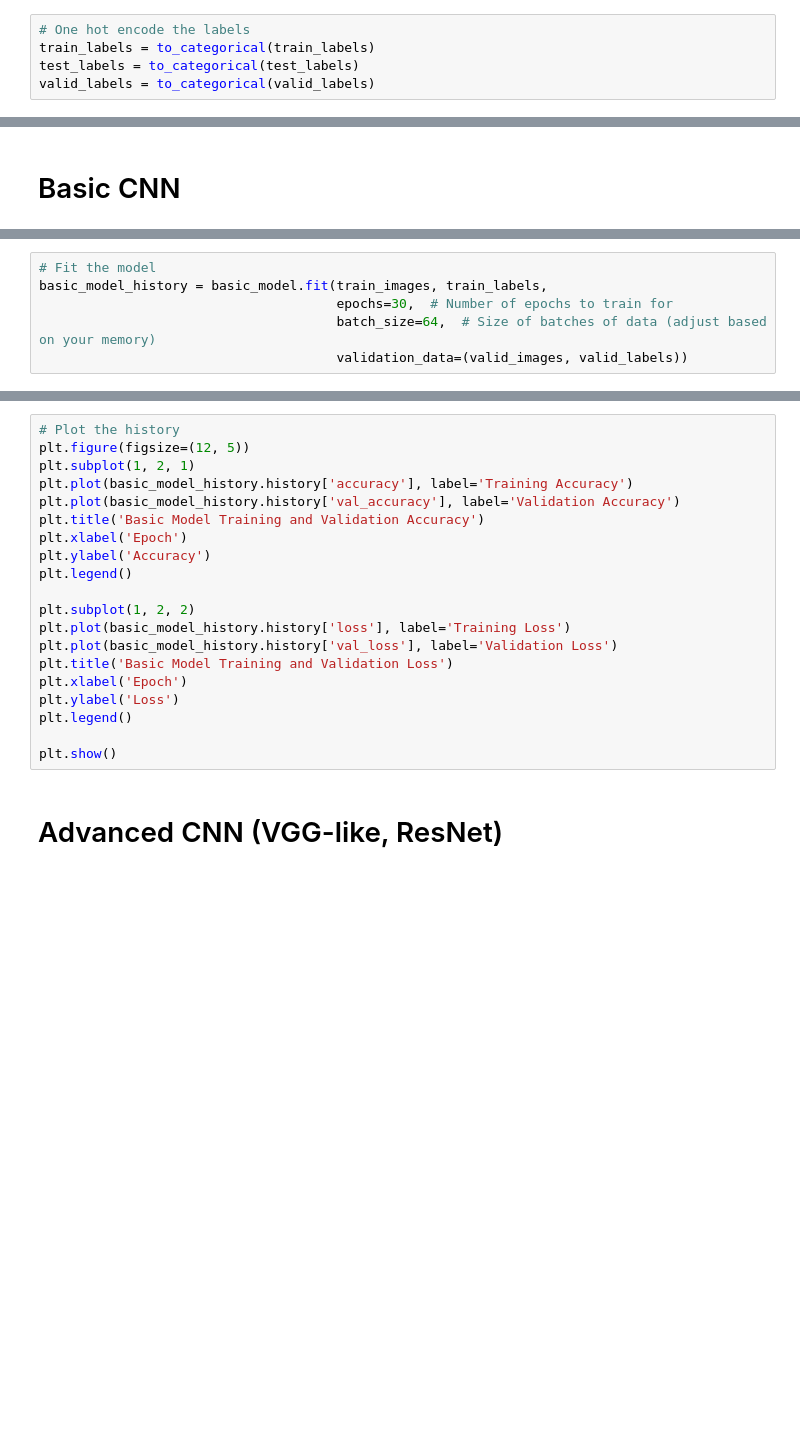
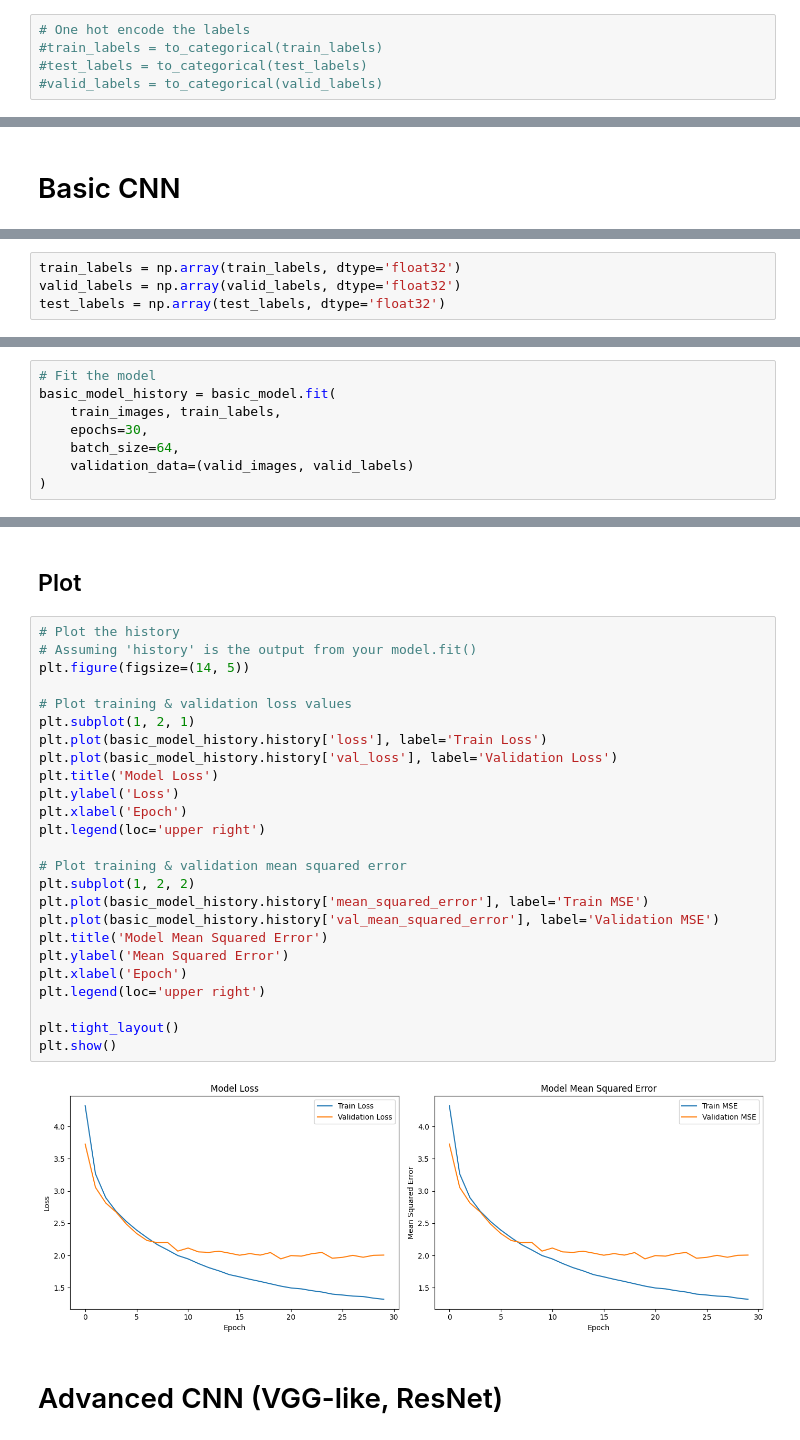
Before and after one commit to QianXunX/TFG, a Jupyter notebook: main.ipynb, the cells around one changed output, grey strips where cells are left out. Saved outputs shown, nothing was run; the diff lists cells and outputs as text; blank space fills up the shorter version.

Commit message:
Basic model tested and plot result

```diff
--- a/main.ipynb
+++ b/main.ipynb
@@ -205,6 +198,6 @@ valid_images = valid_images.reshape((-1, 48, 48, 1))
 ## One hot encoding for labels
 # %%
 # One hot encode the labels
-train_labels = to_categorical(train_labels)
-test_labels = to_categorical(test_labels)
-valid_labels = to_categorical(valid_labels)
+#train_labels = to_categorical(train_labels)
+#test_labels = to_categorical(test_labels)
+#valid_labels = to_categorical(valid_labels)
@@ -233,0 +272,4 @@ basic_model.compile(optimizer='adam',
+# %%
+train_labels = np.array(train_labels, dtype='float32')
+valid_labels = np.array(valid_labels, dtype='float32')
+test_labels = np.array(test_labels, dtype='float32')
@@ -234,6 +278,8 @@ basic_model.compile(optimizer='adam',
 # %%
 # Fit the model
-basic_model_history = basic_model.fit(train_images, train_labels,
-                                      epochs=30,  # Number of epochs to train for
-                                      batch_size=64,  # Size of batches of data (adjust based on your memory)
-                                      validation_data=(valid_images, valid_labels))
+basic_model_history = basic_model.fit(
+    train_images, train_labels,
+    epochs=30,
+    batch_size=64,
+    validation_data=(valid_images, valid_labels)
+)
@@ -244,23 +313,32 @@ print('Test accuracy:', test_acc)
+# %% [markdown]
+## Plot
 # %%
 # Plot the history
-plt.figure(figsize=(12, 5))
+# Assuming 'history' is the output from your model.fit()
+plt.figure(figsize=(14, 5))
+
+# Plot training & validation loss values
 plt.subplot(1, 2, 1)
-plt.plot(basic_model_history.history['accuracy'], label='Training Accuracy')
-plt.plot(basic_model_history.history['val_accuracy'], label='Validation Accuracy')
-plt.title('Basic Model Training and Validation Accuracy')
+plt.plot(basic_model_history.history['loss'], label='Train Loss')
+plt.plot(basic_model_history.history['val_loss'], label='Validation Loss')
+plt.title('Model Loss')
+plt.ylabel('Loss')
 plt.xlabel('Epoch')
-plt.ylabel('Accuracy')
-plt.legend()
+plt.legend(loc='upper right')
 
+# Plot training & validation mean squared error
 plt.subplot(1, 2, 2)
-plt.plot(basic_model_history.history['loss'], label='Training Loss')
-plt.plot(basic_model_history.history['val_loss'], label='Validation Loss')
-plt.title('Basic Model Training and Validation Loss')
+plt.plot(basic_model_history.history['mean_squared_error'], label='Train MSE')
+plt.plot(basic_model_history.history['val_mean_squared_error'], label='Validation MSE')
+plt.title('Model Mean Squared Error')
+plt.ylabel('Mean Squared Error')
 plt.xlabel('Epoch')
-plt.ylabel('Loss')
-plt.legend()
+plt.legend(loc='upper right')
 
+plt.tight_layout()
 plt.show()
+# %% [output]
+[figure, added]
 # %% [markdown]
 # Advanced CNN (VGG-like, ResNet)
 # %% [markdown]
```
Also changed, not shown: parts of 15 cells of this notebook.
